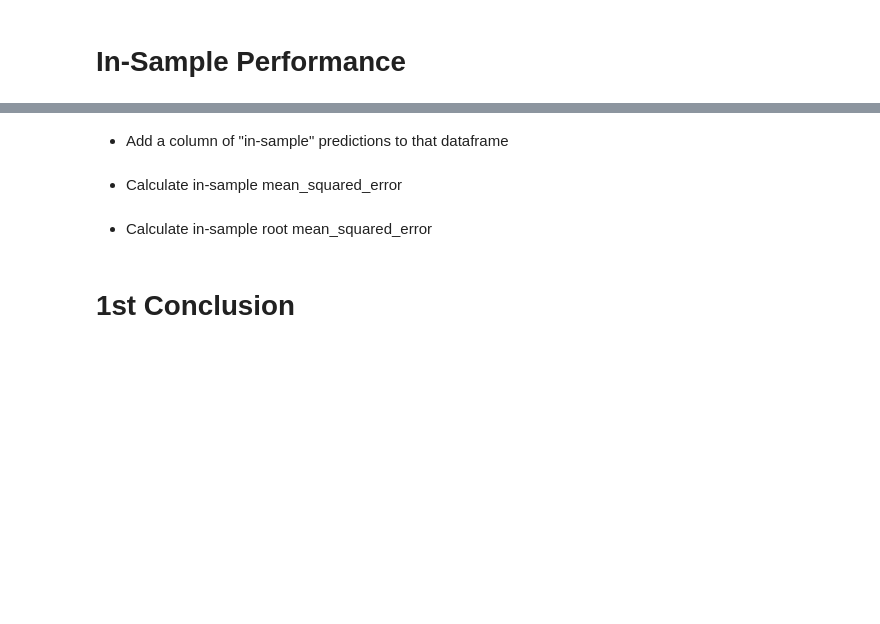
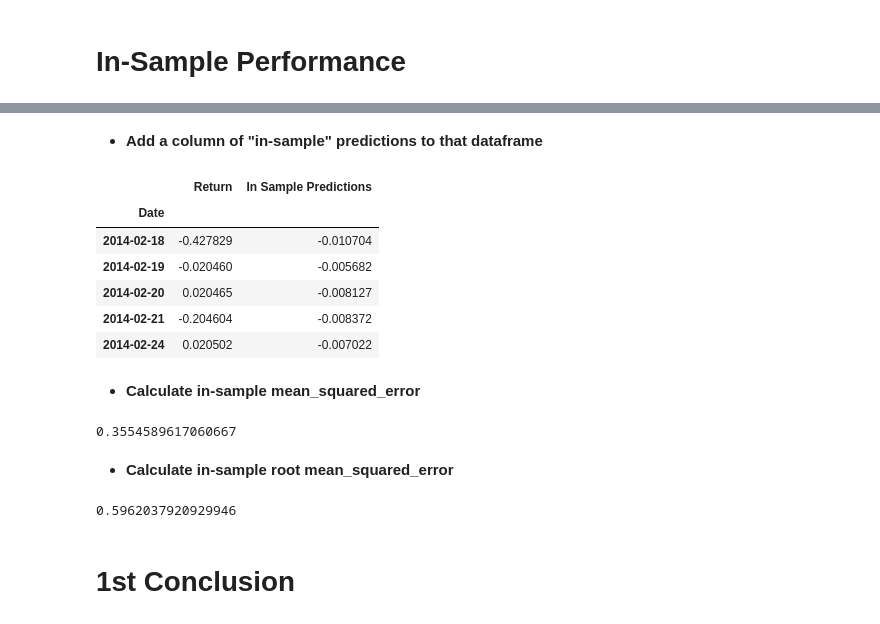
Before and after one commit to sheldon217/All_hw, a Jupyter notebook: 10-Time_series/Starter Code/10-Time_Series.ipynb, the cells around one changed output, grey strips where cells are left out. Cells and saved outputs as stored; diff of their text form; code cells hidden in the pictures; blank space fills up the shorter version.

```diff
--- a/10-Time_series/Starter Code/10-Time_Series.ipynb
+++ b/10-Time_series/Starter Code/10-Time_Series.ipynb
@@ -145,15 +163,30 @@ in_sample_df = y_train
 # %% [markdown]
-* Add a column of "in-sample" predictions to that dataframe
+* **Add a column of "in-sample" predictions to that dataframe**
 # %%
 in_sample_df["In Sample Predictions"] = model_regression.predict(X_train)
+in_sample_df.head()
+# %% [output]
+|  | Return | In Sample Predictions |
+| Date |  |  |
+| 2014-02-18 | -0.427829 | -0.010704 |
+| 2014-02-19 | -0.020460 | -0.005682 |
+| 2014-02-20 | 0.020465 | -0.008127 |
+| 2014-02-21 | -0.204604 | -0.008372 |
+| 2014-02-24 | 0.020502 | -0.007022 |
 # %% [markdown]
-*  Calculate in-sample mean_squared_error
+*  **Calculate in-sample mean_squared_error**
 # %%
 in_sample_mse = mean_squared_error(in_sample_df["Return"],in_sample_df["In Sample Predictions"])
+in_sample_mse
+# %% [output]
+0.3554589617060667
 # %% [markdown]
-* Calculate in-sample root mean_squared_error
+* **Calculate in-sample root mean_squared_error**
 # %%
 in_sample_rmse = np.sqrt(in_sample_mse)
+in_sample_rmse
+# %% [output]
+0.5962037920929946
 # %% [markdown]
 # 1st Conclusion
 # %% [markdown]
```
Also changed, not shown: parts of 30 cells of this notebook, 10 other files.
